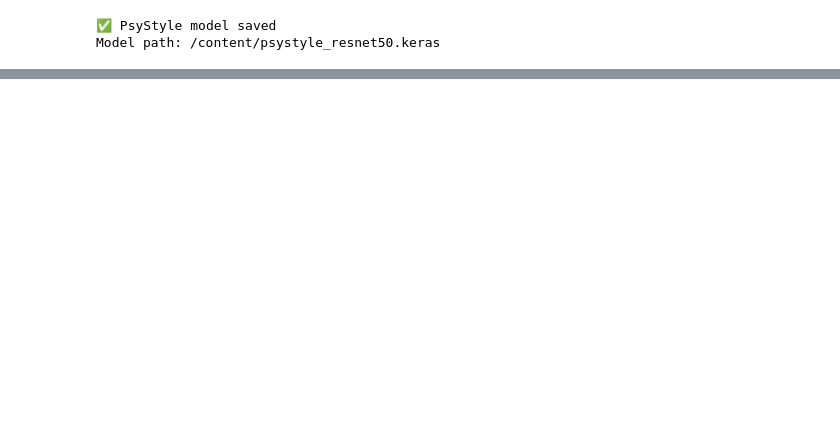
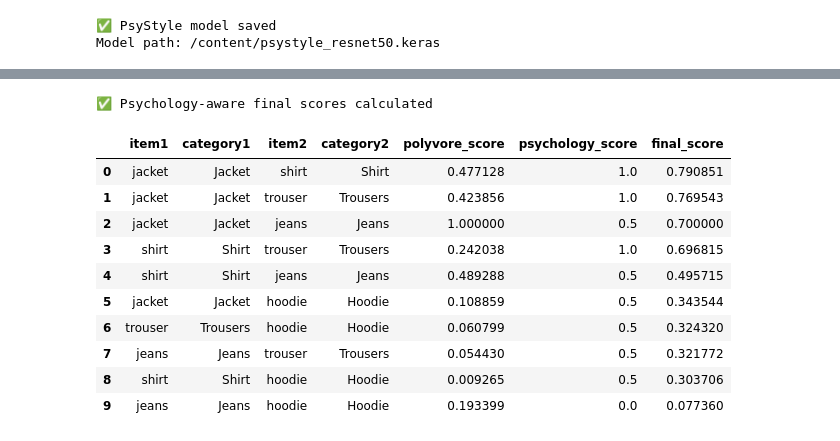
Before and after one commit to Deekshith0625/Machine_Learning, a Jupyter notebook: PsyStyle_Final.ipynb, the cells around one changed output, grey strips where cells are left out. Drawn from its saved outputs; the diff is of its cells as text; code cells hidden in the pictures; blank space fills up the shorter version.

```diff
--- a/PsyStyle_Final.ipynb
+++ b/PsyStyle_Final.ipynb
@@ -1990,0 +2248,50 @@ Model path: /content/psystyle_resnet50.keras
+# %%
+# Psychology-aware final scoring
+
+def calculate_final_score(polyvore_score, psychology_score):
+    return (
+        0.4 * polyvore_score +
+        0.6 * psychology_score
+    )
+
+outfit_pairs_df["final_score"] = outfit_pairs_df.apply(
+    lambda row: calculate_final_score(
+        row["polyvore_score"],
+        row["psychology_score"]
+    ),
+    axis=1
+)
+
+outfit_pairs_df = outfit_pairs_df.sort_values(
+    "final_score",
+    ascending=False
+).reset_index(drop=True)
+
+print("✅ Psychology-aware final scores calculated")
+
+display(
+    outfit_pairs_df[
+        [
+            "item1",
+            "category1",
+            "item2",
+            "category2",
+            "polyvore_score",
+            "psychology_score",
+            "final_score"
+        ]
+    ]
+)
+# %% [output]
+✅ Psychology-aware final scores calculated
+|  | item1 | category1 | item2 | category2 | polyvore_score | psychology_score | final_score |
+| 0 | jacket | Jacket | shirt | Shirt | 0.477128 | 1.0 | 0.790851 |
+| 1 | jacket | Jacket | trouser | Trousers | 0.423856 | 1.0 | 0.769543 |
+| 2 | jacket | Jacket | jeans | Jeans | 1.000000 | 0.5 | 0.700000 |
+| 3 | shirt | Shirt | trouser | Trousers | 0.242038 | 1.0 | 0.696815 |
+| 4 | shirt | Shirt | jeans | Jeans | 0.489288 | 0.5 | 0.495715 |
+| 5 | jacket | Jacket | hoodie | Hoodie | 0.108859 | 0.5 | 0.343544 |
+| 6 | trouser | Trousers | hoodie | Hoodie | 0.060799 | 0.5 | 0.324320 |
+| 7 | jeans | Jeans | trouser | Trousers | 0.054430 | 0.5 | 0.321772 |
+| 8 | shirt | Shirt | hoodie | Hoodie | 0.009265 | 0.5 | 0.303706 |
+| 9 | jeans | Jeans | hoodie | Hoodie | 0.193399 | 0.0 | 0.077360 |
```
Also changed, not shown: parts of 45 cells of this notebook.
